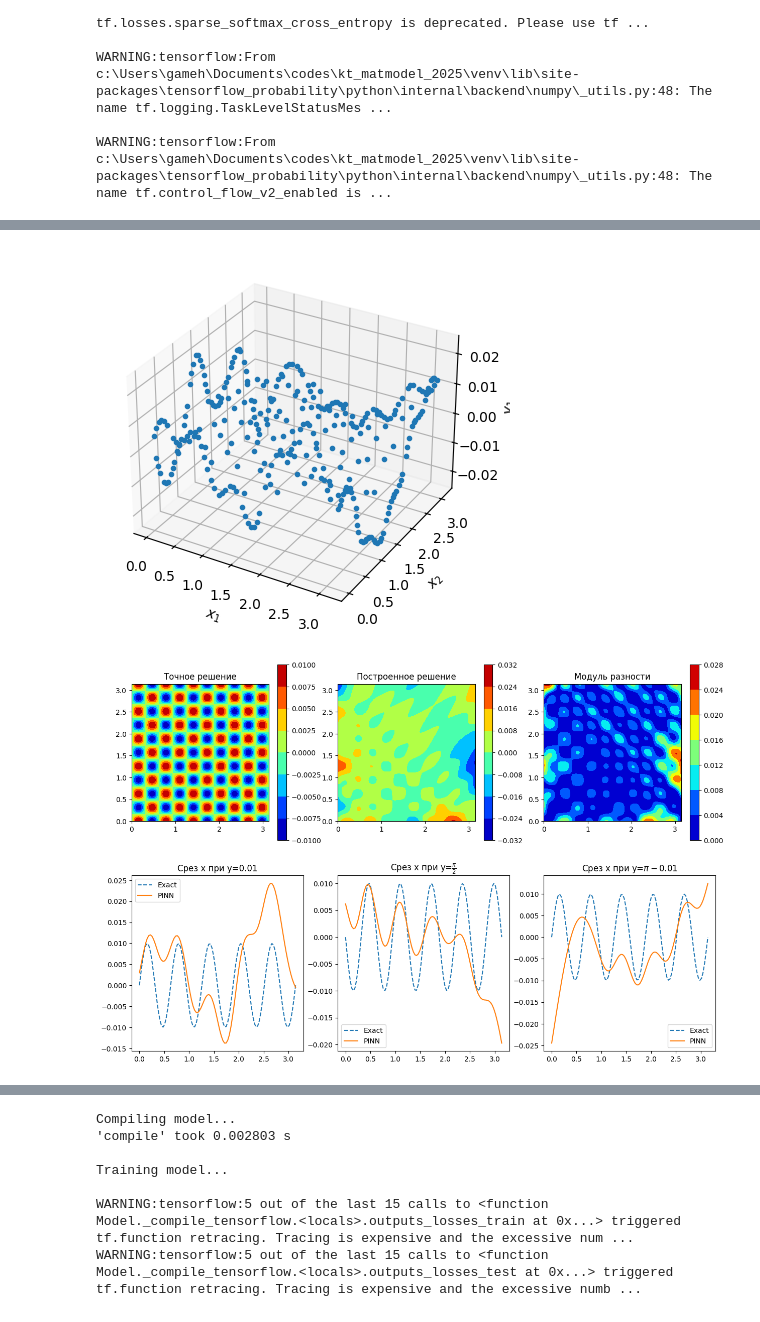
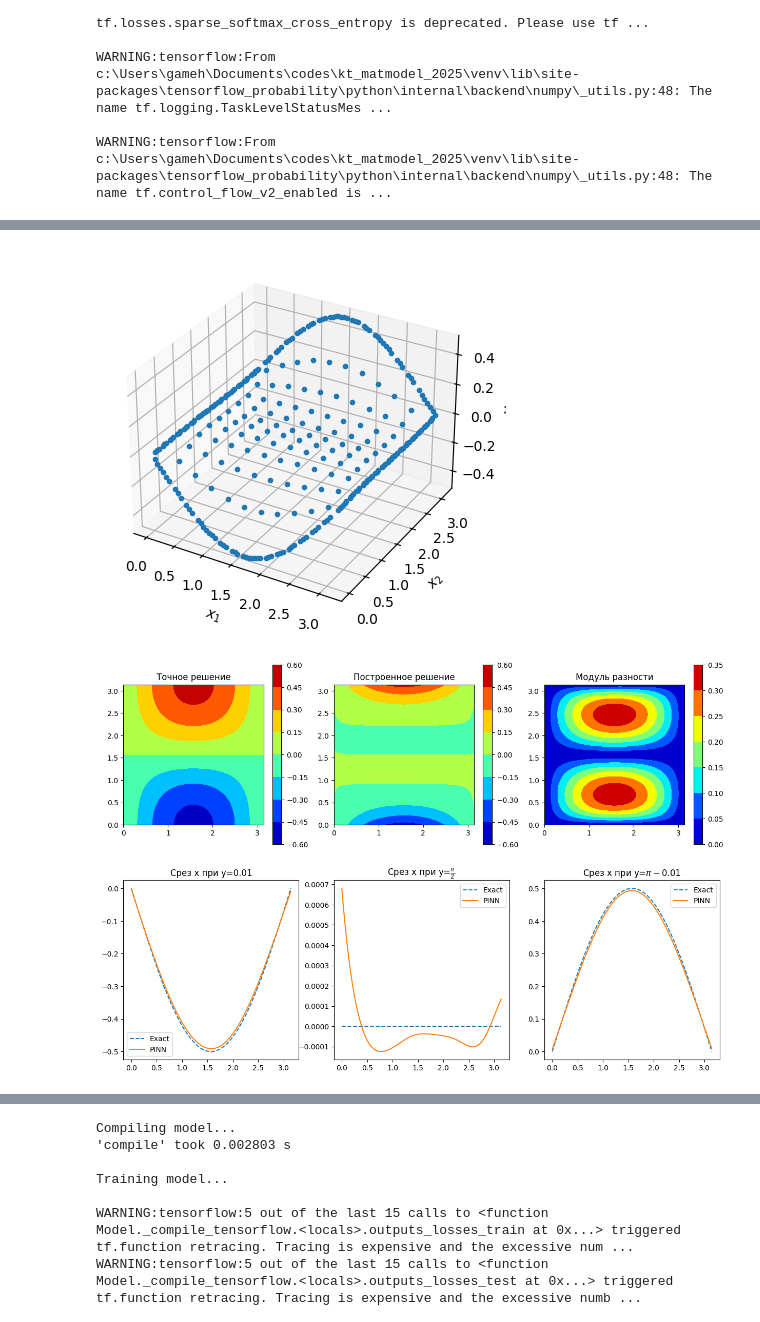
Before and after one commit to TerraFlexer/kt_matmodel_2025, a Jupyter notebook: Task_1/Task_1.ipynb, the cells around one changed output, grey strips where cells are left out. Cells and saved outputs as stored; diff of their text form; code cells hidden in the pictures.

```diff
--- a/Task_1/Task_1.ipynb
+++ b/Task_1/Task_1.ipynb
@@ -93,15 +18,15 @@ Saving test data to c:\Users\gameh\Documents\codes\kt_matmodel_2025\Task_1\test.
 # %%
 def f(x):
-    return tf.sin(10 * x[:, 0:1]) * tf.cos(10 * x[:, 1:2])
+    return tf.sin(k * x[:, 0:1]) * tf.cos(k * x[:, 1:2])
 # %%
 def func(x):
-    return np.sin(10 * x[:, 0:1]) * np.cos(10 * x[:, 1:2]) / 200
+    return -np.sin(k * x[:, 0:1]) * np.cos(k * x[:, 1:2]) / (k * k)
 # %%
 def u_exact(x, y):
-    return np.sin(10 * x) * np.cos(10 * y) / 100
+    return -np.sin(k * x) * np.cos(k * y) / (k * k)
 # %%
 def g(x):
-    return np.sin(10 * x[:, 0:1]) * np.cos(10 * x[:, 1:2]) / 100
+    return -np.sin(k * x[:, 0:1]) * np.cos(k * x[:, 1:2]) / (k * k)
 # %%
 def boundary_condition(x, on_boundary):
     return on_boundary
@@ -242,11 +167,7 @@ def poisson_pinn(N):
     net = dde.nn.FNN([2] + [50] * 3 + [1], "tanh", "Glorot uniform")
     model = dde.Model(data, net)
     model.compile("adam", lr=0.001, metrics=["l2 relative error"])
-
-    checkpointer = dde.callbacks.ModelCheckpoint(
-        "model", verbose=1, save_better_only=True
-    )
-    losshistory, train_state = model.train(iterations=N, callbacks=[checkpointer])
+    losshistory, train_state = model.train(iterations=N)
 
     dde.saveplot(losshistory, train_state, issave=True, isplot=True)
 
@@ -256,38 +177,6 @@ def poisson_pinn(N):
     u_pred = model.predict(X_test_flat).reshape(X_test.shape)
 
     u_exact_vals = u_exact(X_test, Y_test)
-
-    '''fig = plt.figure(figsize=(15, 10))
-
-    # 3D график для точного решения
-    ax1 = fig.add_subplot(231, projection='3d')
-    surf1 = ax1.plot_surface(X_test, Y_test, u_exact_vals, cmap="jet")
-    fig.colorbar(surf1, ax=ax1, shrink=0.5, aspect=10)
-    ax1.set_title("Точное решение")
-    ax1.set_xlabel('X')
-    ax1.set_ylabel('Y')
-    ax1.set_zlabel('u_exact')
-
-    # 3D график для построенного решения
-    ax2 = fig.add_subplot(232, projection='3d')
-    surf2 = ax2.plot_surface(X_test, Y_test, u_pred, cmap="jet")
-    fig.colorbar(surf2, ax=ax2, shrink=0.5, aspect=10)
-    ax2.set_title("Построенное решение")
-    ax2.set_xlabel('X')
-    ax2.set_ylabel('Y')
-    ax2.set_zlabel('u_pred')
-
-    # 3D график для модуля разности
-    ax3 = fig.add_subplot(233, projection='3d')
-    surf3 = ax3.plot_surface(X_test, Y_test, np.abs(u_pred - u_exact_vals), cmap="jet")
-    fig.colorbar(surf3, ax=ax3, shrink=0.5, aspect=10)
-    ax3.set_title("Модуль разности")
-    ax3.set_xlabel('X')
-    ax3.set_ylabel('Y')
-    ax3.set_zlabel('|u_pred - u_exact|')
-
-    plt.tight_layout()
-    plt.show()'''
 
     fig, axs = plt.subplots(2, 3, figsize=(15, 10))
     cs1 = axs[0, 0].contourf(X_test, Y_test, u_exact_vals, cmap="jet")
@@ -321,6 +210,6 @@ def poisson_pinn(N):
 
     plt.show()
 
-poisson_pinn(5000)
+poisson_pinn(10000)
 # %% [output]
 Compiling model...
@@ -344,2 +233,2 @@ Saving test data to c:\Users\gameh\Documents\codes\kt_matmodel_2025\Task_1\test.
-[figure, old version]
+[figure, new version]
-[figure, old version]
+[figure, new version]
```
Also changed, not shown: parts of 7 cells of this notebook.
